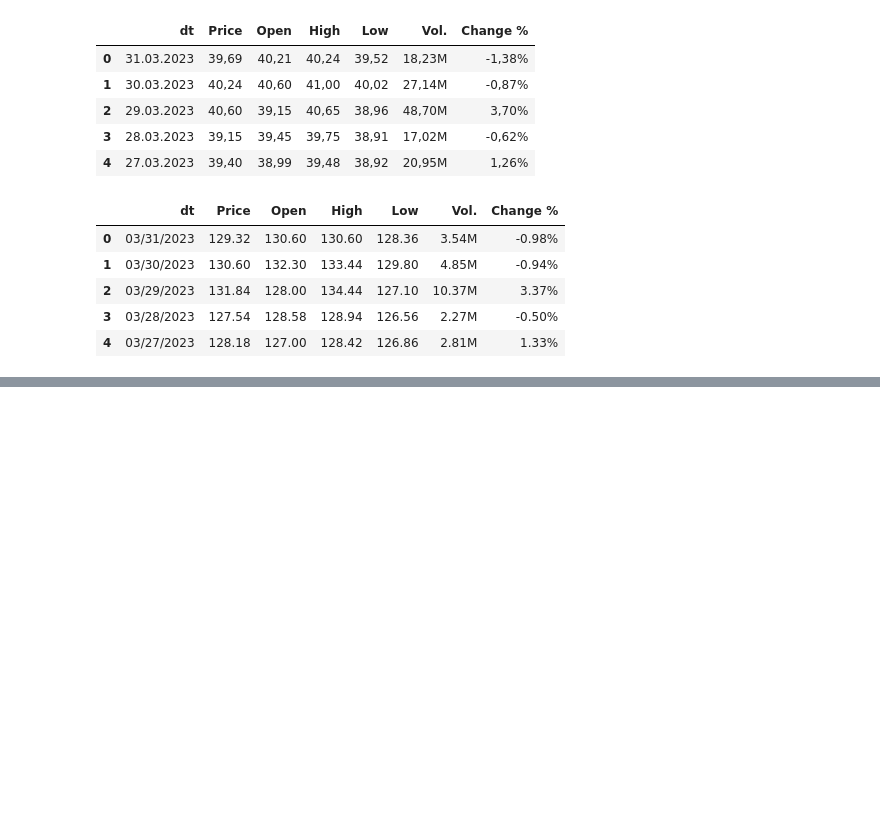
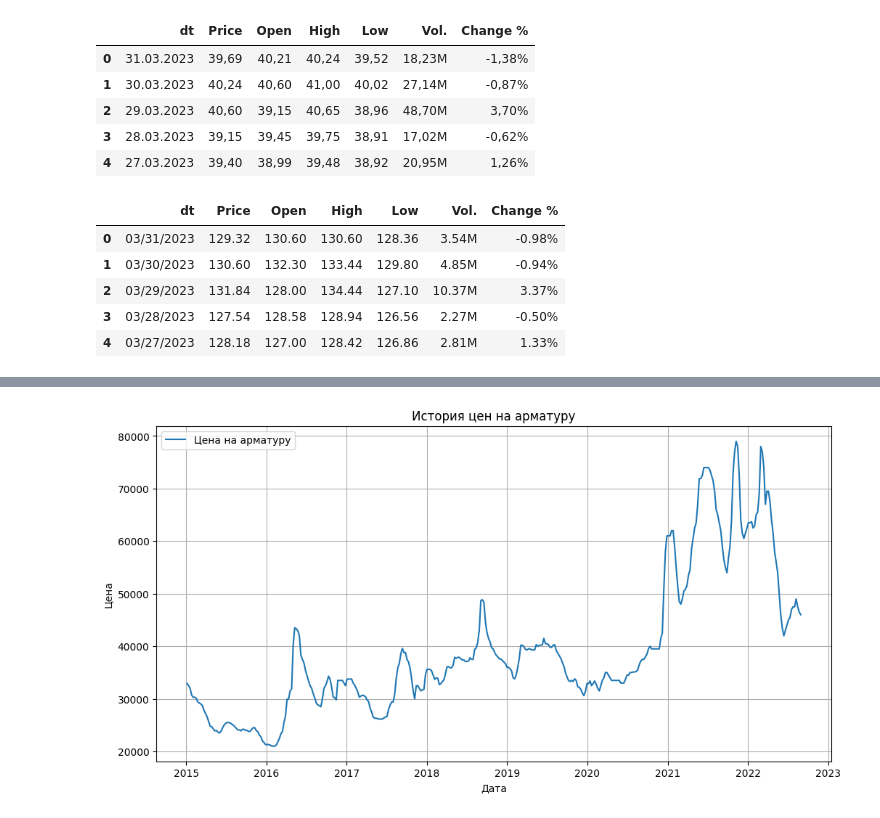
Before and after one commit to darinbtw/intensiv_3, a Jupyter notebook: vladislav_work/main_work.ipynb, the cells around one changed output, grey strips where cells are left out. Cells and saved outputs as stored; diff of their text form; code cells hidden in the pictures; blank space fills up the shorter version.

```diff
--- a/vladislav_work/main_work.ipynb
+++ b/vladislav_work/main_work.ipynb
@@ -221,0 +234,21 @@ merge_df.head()
+# %%
+import matplotlib.pyplot as plt
+from statsmodels.tsa.seasonal import seasonal_decompose
+from statsmodels.graphics.tsaplots import plot_acf
+
+# Загрузка данных из файла train.xlsx
+train_df = pd.read_excel('train.xlsx')
+train_df['dt'] = pd.to_datetime(train_df['dt'])  # Преобразуем столбец даты в формат datetime
+train_df.set_index('dt', inplace=True)  # Устанавливаем дату как индекс
+
+# 1. Линейный график цен
+plt.figure(figsize=(12, 6))
+plt.plot(train_df.index, train_df['Цена на арматуру'], label='Цена на арматуру')
+plt.title('История цен на арматуру')
+plt.xlabel('Дата')
+plt.ylabel('Цена')
+plt.legend()
+plt.grid(True)
+plt.show()
+# %% [output]
+[figure, added]
```
Also changed, not shown: parts of 8 cells of this notebook, 2 other files.
